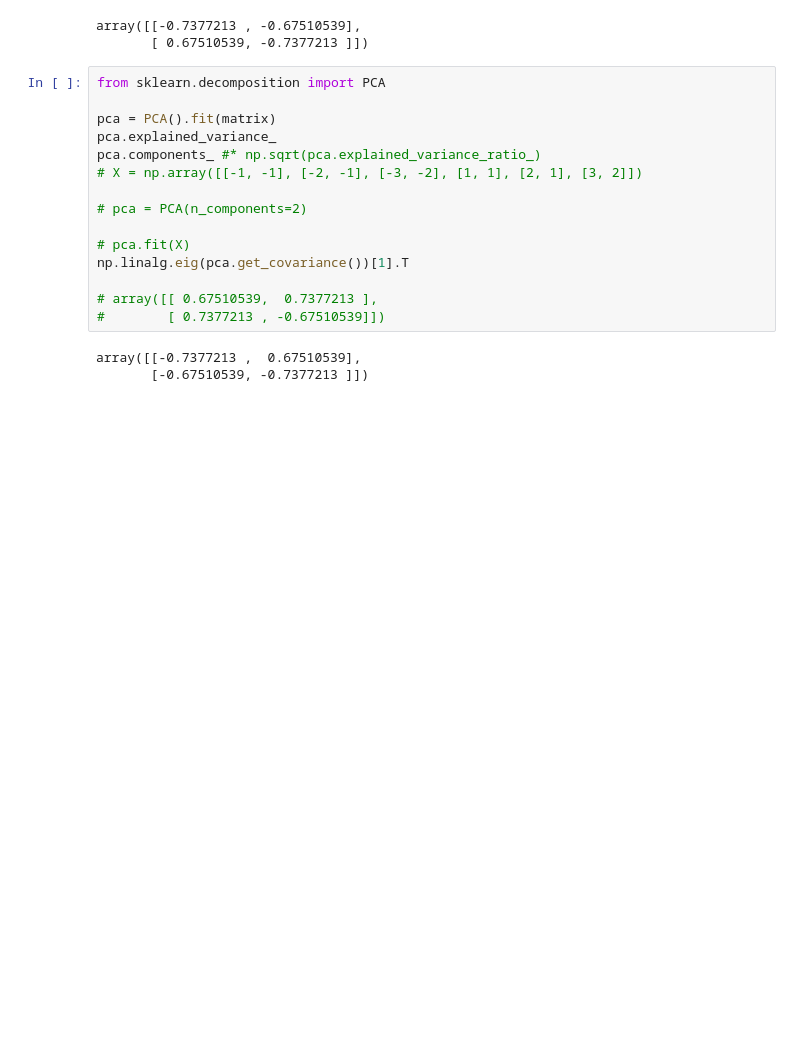
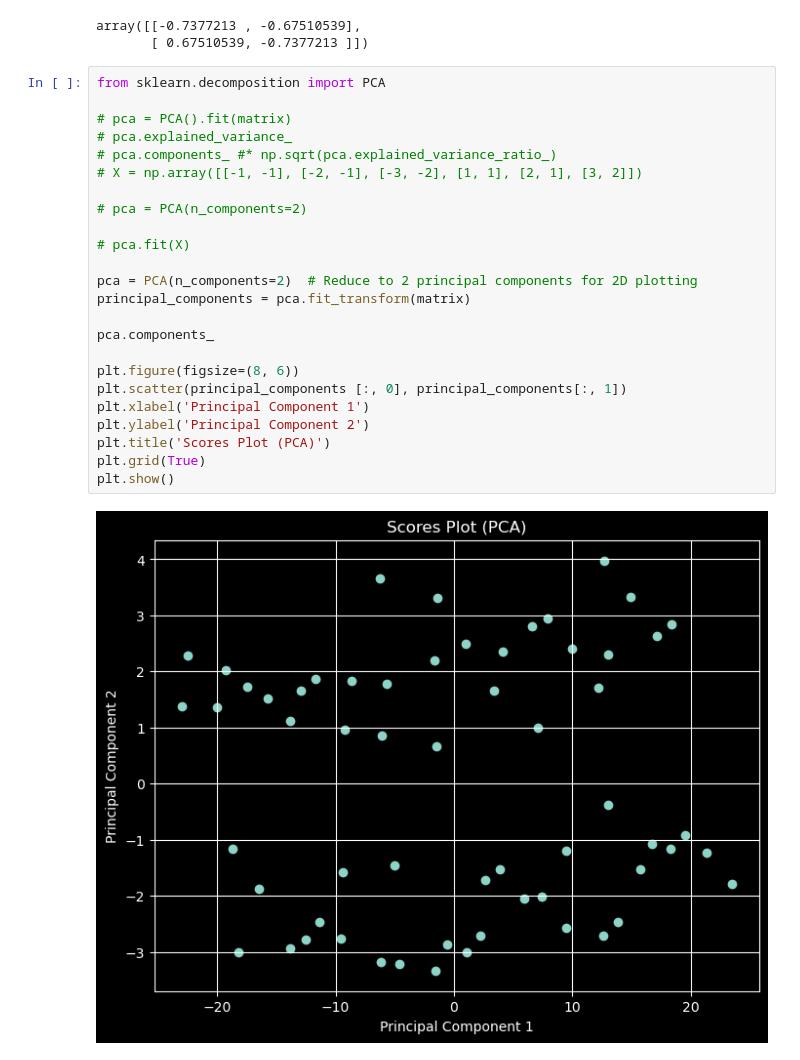
Before and after one commit to Abeoseh/machine-learning, a Jupyter notebook: homework/assignment5/assignment_5.ipynb, the cells around one changed output. Drawn from its saved outputs; the diff is of its cells as text; blank space fills up the shorter version.

```diff
--- a/homework/assignment5/assignment_5.ipynb
+++ b/homework/assignment5/assignment_5.ipynb
@@ -247,18 +245,26 @@ array([[-0.7377213 , -0.67510539],
 # %%
 from sklearn.decomposition import PCA
 
-pca = PCA().fit(matrix)
-pca.explained_variance_
-pca.components_ #* np.sqrt(pca.explained_variance_ratio_)
+# pca = PCA().fit(matrix)
+# pca.explained_variance_
+# pca.components_ #* np.sqrt(pca.explained_variance_ratio_)
 # X = np.array([[-1, -1], [-2, -1], [-3, -2], [1, 1], [2, 1], [3, 2]])
 
 # pca = PCA(n_components=2)
 
 # pca.fit(X)
-np.linalg.eig(pca.get_covariance())[1].T
 
-# array([[ 0.67510539,  0.7377213 ],
-#        [ 0.7377213 , -0.67510539]])
+pca = PCA(n_components=2)  # Reduce to 2 principal components for 2D plotting
+principal_components = pca.fit_transform(matrix)
+
+pca.components_
+
+plt.figure(figsize=(8, 6))
+plt.scatter(principal_components [:, 0], principal_components[:, 1])
+plt.xlabel('Principal Component 1')
+plt.ylabel('Principal Component 2')
+plt.title('Scores Plot (PCA)')
+plt.grid(True)
+plt.show()
 # %% [output]
-array([[-0.7377213 ,  0.67510539],
-       [-0.67510539, -0.7377213 ]])
+[figure, added]
```
Also changed, not shown: parts of 22 cells of this notebook.
